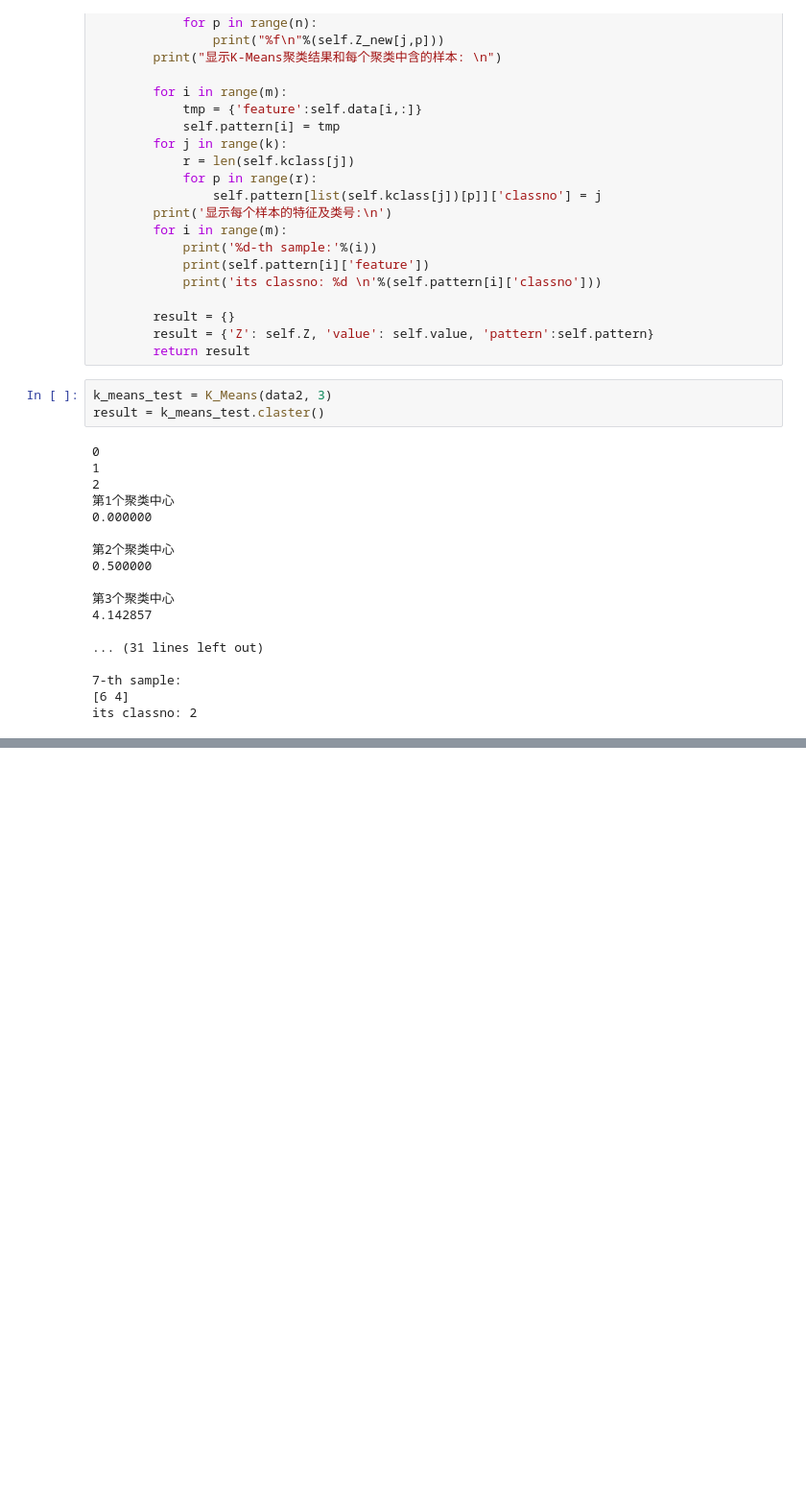
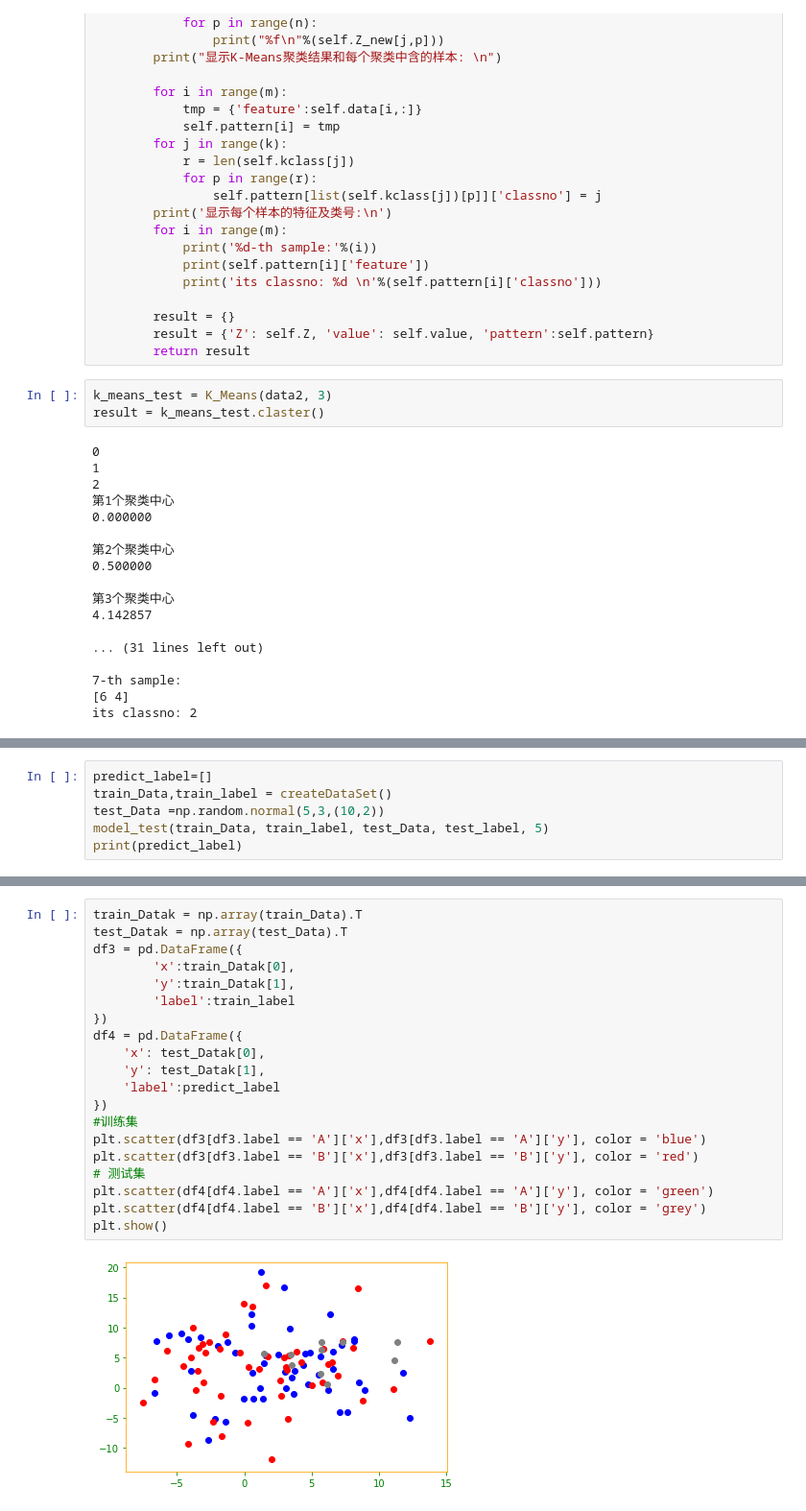
Before and after one commit to Xingyu-Romantic/Machine-learning, a Jupyter notebook: 聚类.ipynb, the cells around one changed output, grey strips where cells are left out. Shown at 96% size. Drawn from its saved outputs; the diff is of its cells as text; blank space fills up the shorter version.

```diff
--- a/聚类.ipynb
+++ b/聚类.ipynb
@@ -451,0 +508,6 @@ its classno: 2
+# %%
+predict_label=[]
+train_Data,train_label = createDataSet()
+test_Data =np.random.normal(5,3,(10,2))
+model_test(train_Data, train_label, test_Data, test_label, 5)
+print(predict_label)
@@ -451,0 +526,22 @@ its classno: 2
+# %%
+train_Datak = np.array(train_Data).T
+test_Datak = np.array(test_Data).T
+df3 = pd.DataFrame({
+        'x':train_Datak[0],
+        'y':train_Datak[1],
+        'label':train_label
+})
+df4 = pd.DataFrame({
+    'x': test_Datak[0],
+    'y': test_Datak[1],
+    'label':predict_label
+})
+#训练集
+plt.scatter(df3[df3.label == 'A']['x'],df3[df3.label == 'A']['y'], color = 'blue')
+plt.scatter(df3[df3.label == 'B']['x'],df3[df3.label == 'B']['y'], color = 'red')
+# 测试集
+plt.scatter(df4[df4.label == 'A']['x'],df4[df4.label == 'A']['y'], color = 'green')
+plt.scatter(df4[df4.label == 'B']['x'],df4[df4.label == 'B']['y'], color = 'grey')
+plt.show()
+# %% [output]
+[figure, added]
```
Also changed, not shown: parts of 5 cells of this notebook.
